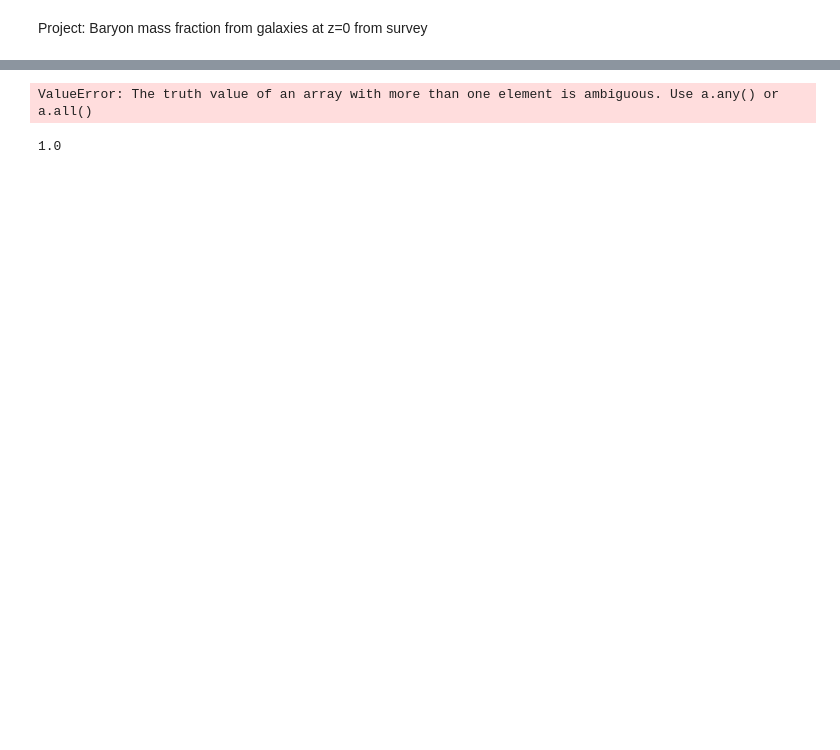
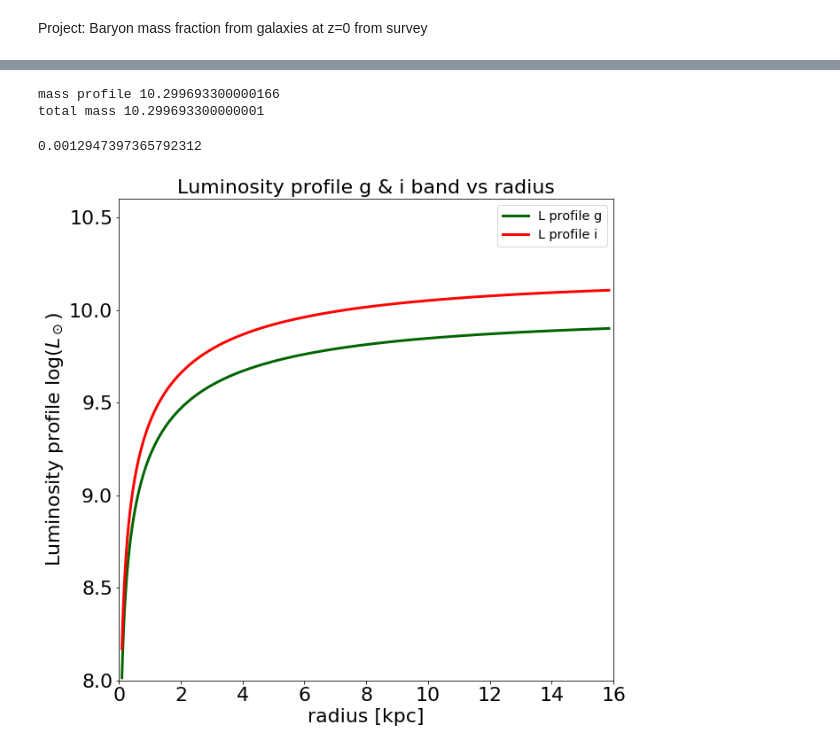
Before and after one commit to Ximena89/UNAM, a Jupyter notebook: mass_frac/Ms_Mdm_frac.ipynb, the cells around one changed output, grey strips where cells are left out. Drawn from its saved outputs; the diff is of its cells as text; code cells hidden in the pictures; blank space fills up the shorter version.

```diff
--- a/mass_frac/Ms_Mdm_frac.ipynb
+++ b/mass_frac/Ms_Mdm_frac.ipynb
@@ -299,31 +344,57 @@ LpG, LtG
+# %%
+Msp = stellar_mass_profile(1000*Ri, Ie_i, ni, Ri, Mxg, Mxi) ### checking these values must be the same at lage radii
+Mst = stellar_mass(LtI, Mxg, Mxi)
+print('mass profile', Msp)
+print('total mass', Mst)
+# %% [output]
+mass profile 10.299693300000166
+total mass 10.299693300000001
+# %%
+r_effective(1000*Ri, LtI, Mxg,Mxi,Ie_i, ni, Ri)
+# %% [output]
+0.0012947397365792312
 # %%
-#r= np.logspace(-2, 1.2, 50)
+###### Plotting Luminosity profile ############
 
-LpG = L_profile(r, Ie_g, ng, Rg)
-
-LpI = L_profile(r, Ie_i, ni, Ri)
+color = Mxg - Mxi
+LpG= []
+LpI = []
+Mag_G = []
+Mag_I = []
+Mx_g = []
+Col_gal = []
+Log_Ms_prof = []
 
 
-LpG= []
-LpI = []
+
 radius = np.logspace(-1, 1.2, 100)
 for i in range(0, 100):
-    rg.append(L_profile(radius[i], Ie_g, ng, Rg))
-    ri.append(L_profile(radius[i], Ie_i, ni, Ri))
+    LpG.append(L_profile(radius[i], Ie_g, ng, Rg))
+    LpI.append(L_profile(radius[i], Ie_i, ni, Ri))
+    Mag_G.append(Lx_to_abs_mag(LpG[i],Mgsol))
+    Mag_I.append(Lx_to_abs_mag(LpI[i],Misol))
+    Col_gal.append(Mag_G[i]-Mag_I[i])
+    Log_Ms_prof.append(stellar_mass_profile(radius[i], Ie_i, ni, Ri, Mxg, Mxi))
 
-plt.title('Luminosity profile g & i band vs radius')
-plt.plot(np.log10(), np.log10(radius), '-', color='blue', label='g')
-plt.plot(np.log10(LpI), np.log10(radius), '-', color='red', label='i')
 
-plt.xlabel('radius [kpc]')
-plt.ylabel('Luminosity profile log($L_\odot$)')
-plt.xlim(9, 12)
-plt.ylim(-0.5,1.5)
-plt.legend()
+
+fig = plt.figure(figsize=(10,10))
+ax = plt.subplot(111)
+
+ax.set_title("Luminosity profile g & i band vs radius", fontsize=22)
+plt.plot(radius, np.log10(LpG), '-', color='darkgreen', linewidth=3, label='L profile g')
+plt.plot(radius, np.log10(LpI), '-', color='red', linewidth=3, label='L profile i')
+
+
+plt.xlabel('radius [kpc]', fontsize = 22)
+plt.ylabel('Luminosity profile log($L_\odot$)', fontsize = 22)
+plt.ylim(8, 10.6)
+plt.xlim(0,16)
+label_size = 22
+matplotlib.rcParams['xtick.labelsize'] = label_size
+matplotlib.rcParams['ytick.labelsize'] = label_size
+
+legend = ax.legend(loc='upper right',fontsize='x-large')
 plt.show()
 # %% [output]
-ValueError: The truth value of an array with more than one element is ambiguous. Use a.any() or a.all()
+[figure, added]
-# %%
-gamma(1)
-# %% [output]
-1.0
```
Also changed, not shown: parts of 12 cells of this notebook.
